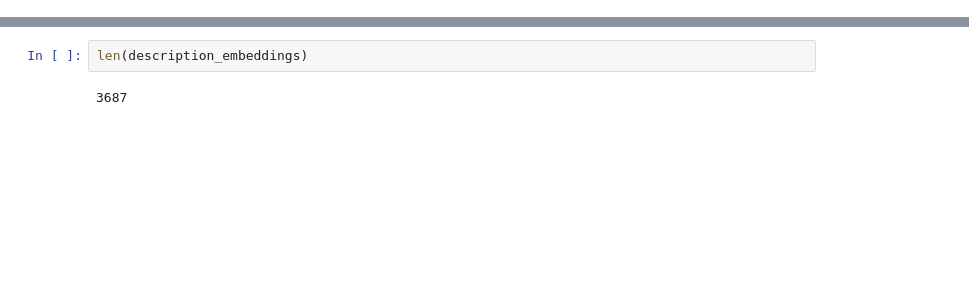
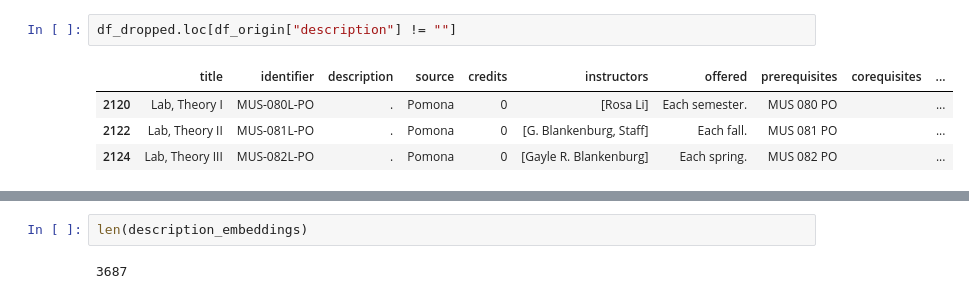
Before and after one commit to p-ai-org/p-recommender, a Jupyter notebook: data-science/GloVe (Tilo).ipynb, the cells around one changed output, grey strips where cells are left out. Drawn from its saved outputs; the diff is of its cells as text; blank space fills up the shorter version.

```diff
--- a/data-science/GloVe (Tilo).ipynb
+++ b/data-science/GloVe (Tilo).ipynb
@@ -53,0 +120,7 @@ description_embeddings = df[["title","description embeddings"]].set_index("title
+# %%
+df_dropped.loc[df_origin["description"] != ""]
+# %% [output]
+|  | title | identifier | description | source | credits | instructors | offered | prerequisites | corequisites | ... |
+| 2120 | Lab, Theory I | MUS-080L-PO | . | Pomona | 0 | [Rosa Li] | Each semester. | MUS 080 PO |  | ... |
+| 2122 | Lab, Theory II | MUS-081L-PO | . | Pomona | 0 | [G. Blankenburg, Staff] | Each fall. | MUS 081 PO |  | ... |
+| 2124 | Lab, Theory III | MUS-082L-PO | . | Pomona | 0 | [Gayle R. Blankenburg] | Each spring. | MUS 082 PO |  | ... |
```
Also changed, not shown: parts of 38 cells of this notebook.
